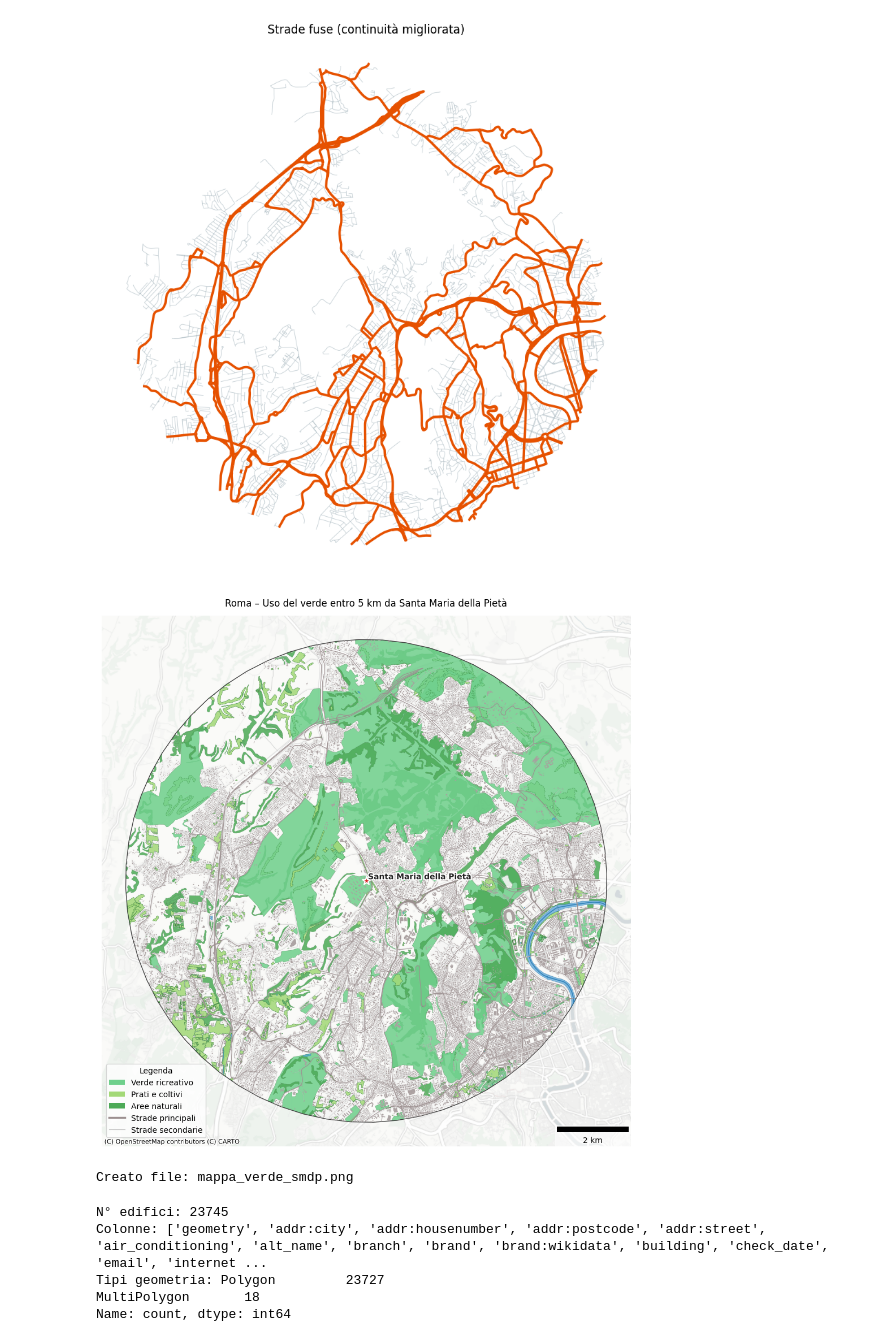
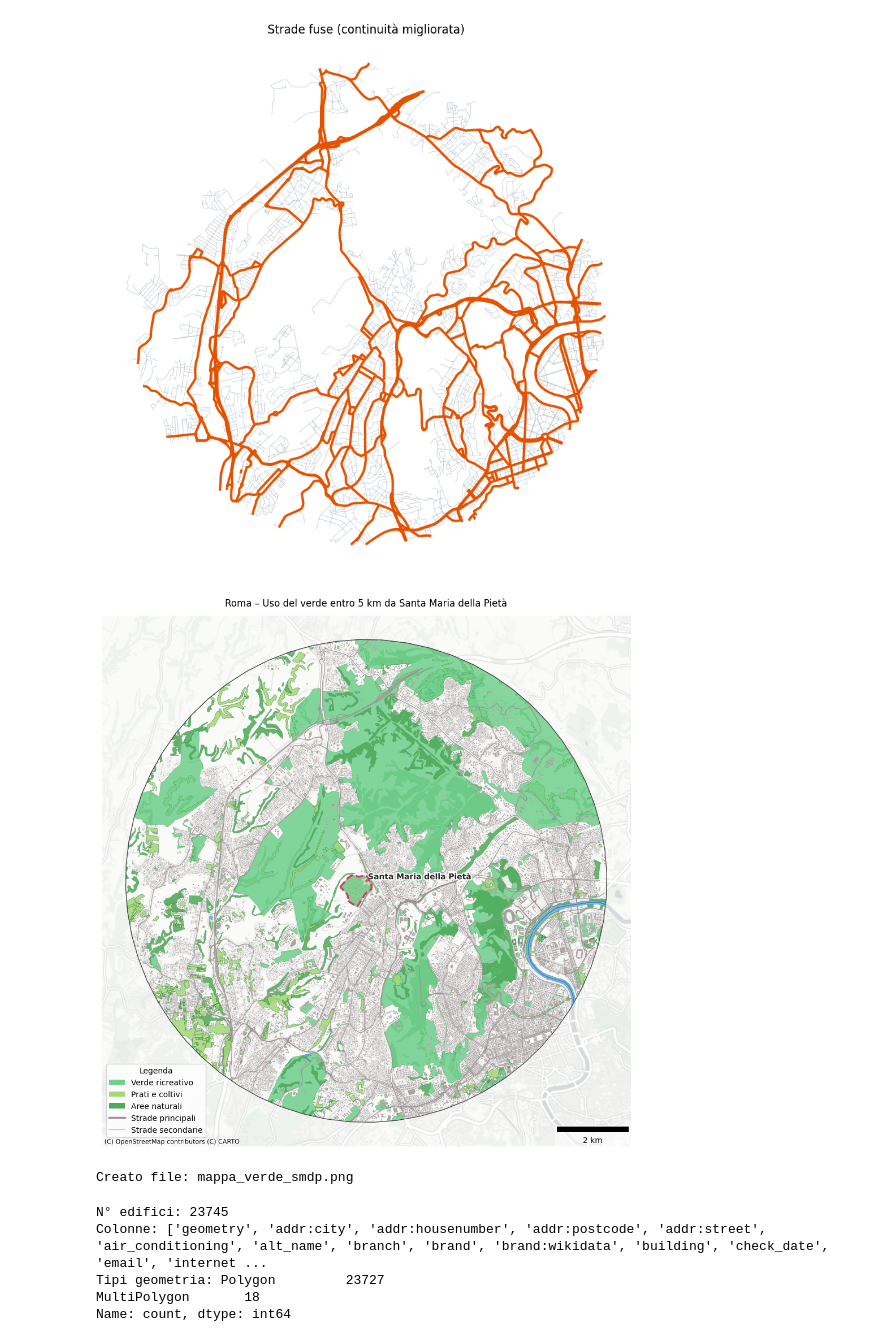
Before and after one commit to CaliShasa/GeneralProjects, a Jupyter notebook: SMDP/smdp.ipynb, the cells around one changed output. Saved outputs shown, nothing was run; the diff lists cells and outputs as text; code cells hidden in the pictures.

```diff
--- a/SMDP/smdp.ipynb
+++ b/SMDP/smdp.ipynb
@@ -323,34 +323,62 @@ ax.legend(
 
 # --- Titolo, scalebar ---
 ax.set_axis_off()
 ax.set_title("Roma – Uso del verde entro 5 km da Santa Maria della Pietà", pad=12)
 
 import matplotlib_scalebar.scalebar as sb
 scalebar = sb.ScaleBar(1, units="m", dimension="si-length", location="lower right", box_alpha=0.6)
 ax.add_artist(scalebar)
 
 # --- Marker Santa Maria della Pietà (ULTIMO, sopra tutto) ---
+# === Trova la geometria verde che contiene il punto ===
+# punto: Santa Maria della Pietà
 point_3857 = gpd.GeoDataFrame(geometry=[Point(lon, lat)], crs=4326).to_crs(3857)
+p = point_3857.geometry.iloc[0]
+
+# (1) filtro "verdi"
+gdf_verde = gdf3857[gdf3857["category"].str.startswith(("leisure:", "landuse:", "natural:"))].copy()
+
+# (2) trova geometrie che contengono/intersecano il punto
+gdf_verde_hit = gdf_verde[gdf_verde.intersects(p)].copy()
+
+
+# === Evidenzia la geometria del Comprensorio ===
+if not gdf_verde_hit.empty:
+    gdf_verde_hit.boundary.plot(
+        ax=ax,
+        color="#CE3F6A",
+        linewidth=2.5,
+        linestyle="--",
+        zorder=150
+    )
+    gdf_verde_hit.plot(
+        ax=ax,
+        color="#81C784",
+        alpha=0.4,
+        edgecolor=None,
+        zorder=140
+    )
+
 ax.scatter(
     point_3857.geometry.x,
     point_3857.geometry.y,
     s=120, marker='*', color='#d62828', edgecolor='white', linewidth=1.5, zorder=100
 )
 for x, y in zip(point_3857.geometry.x, point_3857.geometry.y):
     ax.text(
         x + 50, y + 50, "Santa Maria della Pietà",
         fontsize=10, fontweight='bold', color='#222222',
         path_effects=[pe.withStroke(linewidth=3, foreground="white")],
         zorder=101
     )
 
 plt.tight_layout()
 plt.savefig("mappa_verde_smdp.png", dpi=200, bbox_inches="tight")
 plt.show()
 
 print("Creato file: mappa_verde_smdp.png")
 # %% [output]
-[figure, old version]
+[figure, new version]
 Creato file: mappa_verde_smdp.png
 # %%
 print(f"N° edifici: {len(buildings3857)}")
```
Also changed, not shown: 1 other file.
